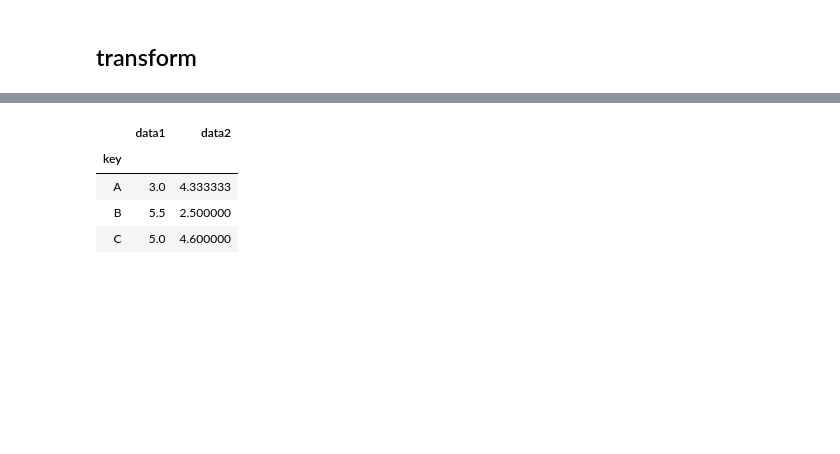
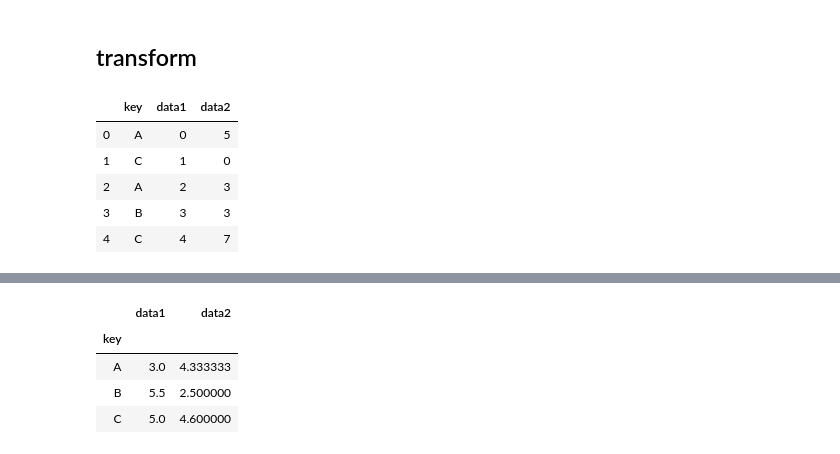
Before and after one commit to zawecha1/data_playground, a Jupyter notebook: pandas/groupby and aggregation.ipynb, the cells around one changed output, grey strips where cells are left out. Saved outputs shown, nothing was run; the diff lists cells and outputs as text; code cells hidden in the pictures; blank space fills up the shorter version.

```diff
--- a/pandas/groupby and aggregation.ipynb
+++ b/pandas/groupby and aggregation.ipynb
@@ -176,3 +176,12 @@ df.groupby('key').filter(filter_func)
 | 9 | C | 9 | 4 |
 # %% [markdown]
 ## transform
+# %%
+df.head()
+# %% [output]
+|  | key | data1 | data2 |
+| 0 | A | 0 | 5 |
+| 1 | C | 1 | 0 |
+| 2 | A | 2 | 3 |
+| 3 | B | 3 | 3 |
+| 4 | C | 4 | 7 |
```
Also changed, not shown: parts of 2 cells of this notebook, 2 other files.
